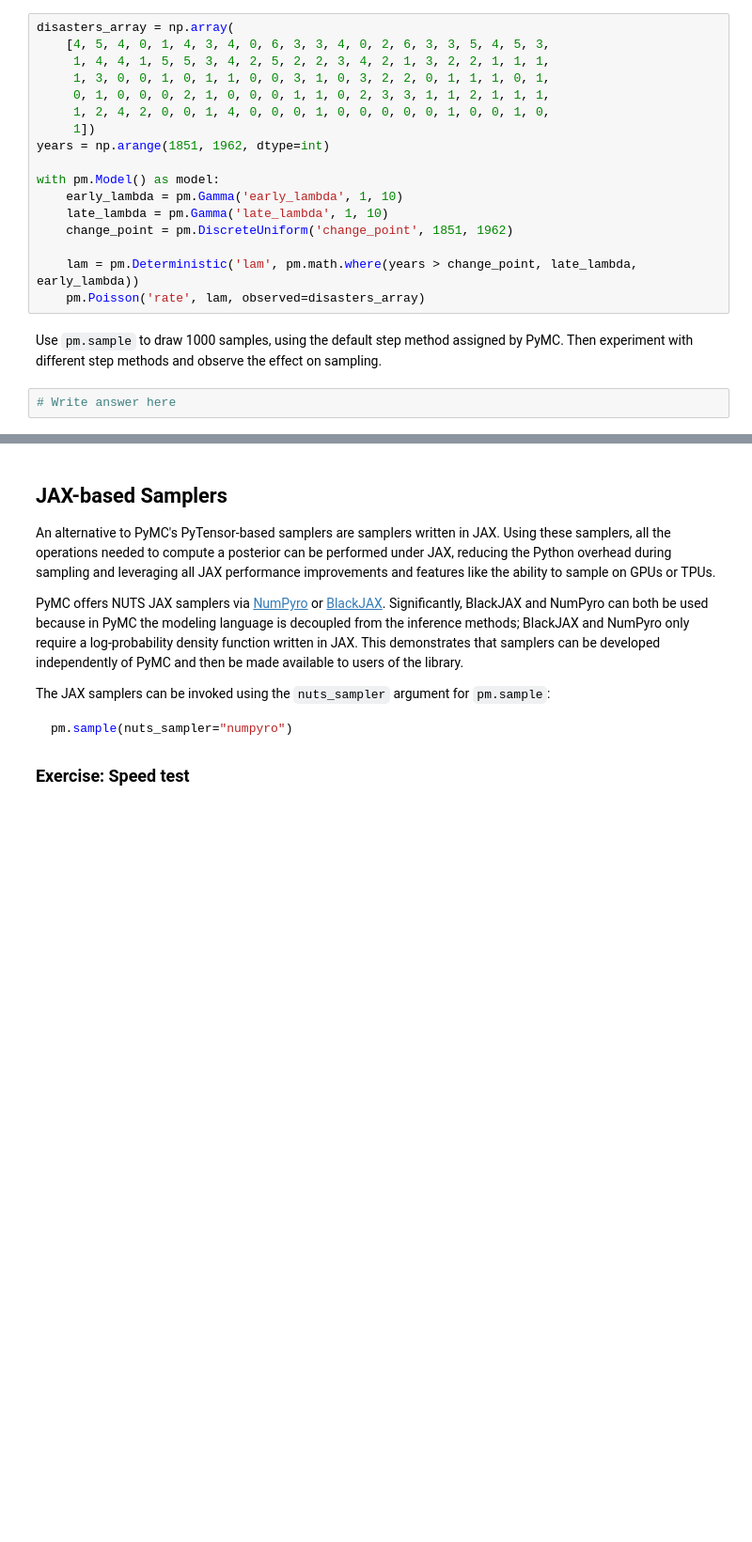
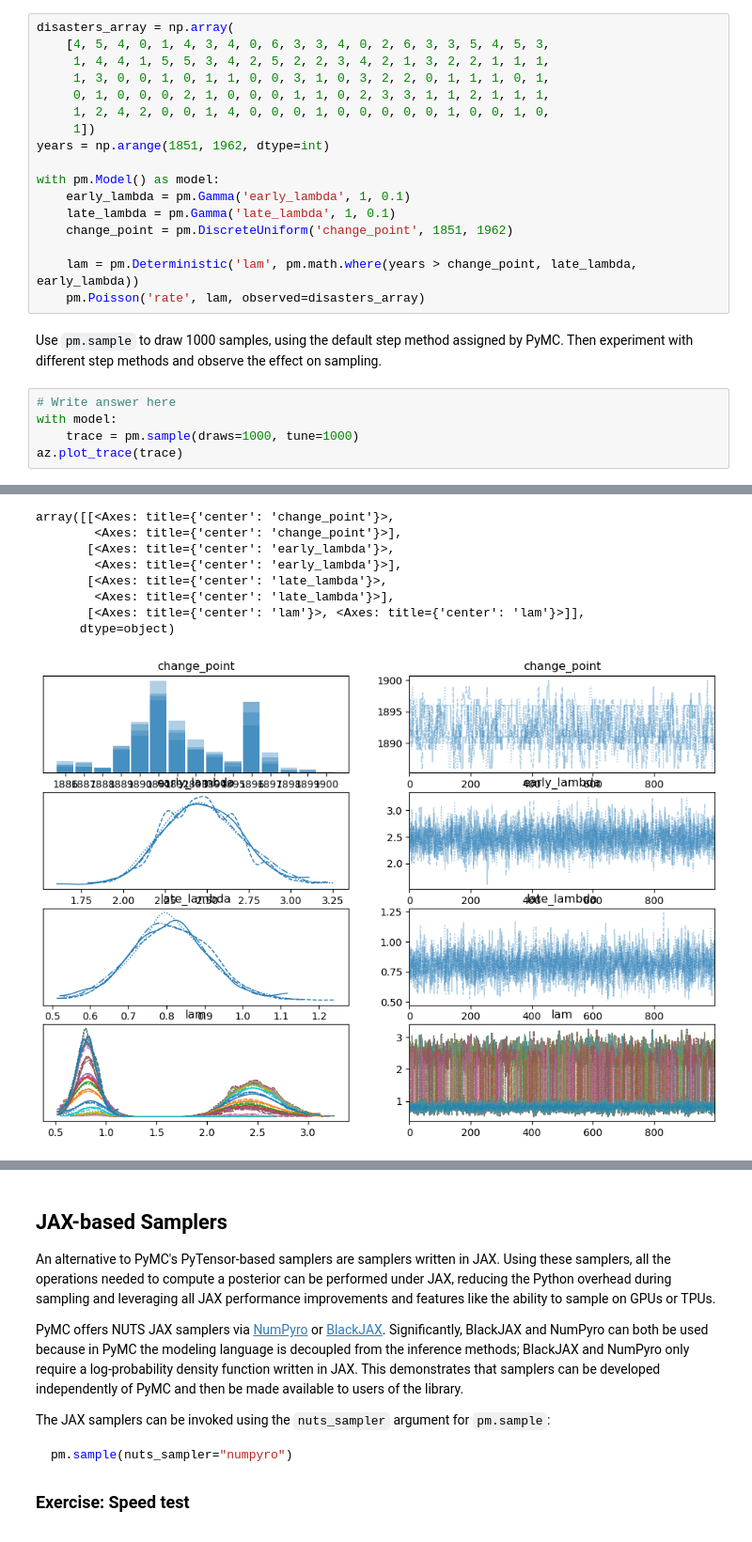
Before and after one commit to matescharnitzky/bayes_course_2023, a Jupyter notebook: notebooks/Section1_4-Model_Building_with_PyMC.ipynb, the cells around one changed output, grey strips where cells are left out. Shown at 94% size. Drawn from its saved outputs; the diff is of its cells as text; blank space fills up the shorter version.

```diff
--- a/notebooks/Section1_4-Model_Building_with_PyMC.ipynb
+++ b/notebooks/Section1_4-Model_Building_with_PyMC.ipynb
@@ -622,13 +622,17 @@ disasters_array = np.array(
 years = np.arange(1851, 1962, dtype=int)
 
 with pm.Model() as model:
-    early_lambda = pm.Gamma('early_lambda', 1, 10)
-    late_lambda = pm.Gamma('late_lambda', 1, 10)
+    early_lambda = pm.Gamma('early_lambda', 1, 0.1)
+    late_lambda = pm.Gamma('late_lambda', 1, 0.1)
     change_point = pm.DiscreteUniform('change_point', 1851, 1962)
 
     lam = pm.Deterministic('lam', pm.math.where(years > change_point, late_lambda, early_lambda))
     pm.Poisson('rate', lam, observed=disasters_array)
 # %% [markdown]
 Use `pm.sample` to draw 1000 samples, using the default step method assigned by PyMC. Then experiment with different step methods and observe the effect on sampling.
-# %%
-# Write answer here
+# %%
+# Write answer here
+with model:
+    trace = pm.sample(draws=1000, tune=1000)
+az.plot_trace(trace)
+# %% [output]
@@ -634,0 +647,9 @@ Use `pm.sample` to draw 1000 samples, using the default step method assigned by
+array([[<Axes: title={'center': 'change_point'}>,
+        <Axes: title={'center': 'change_point'}>],
+       [<Axes: title={'center': 'early_lambda'}>,
+        <Axes: title={'center': 'early_lambda'}>],
+       [<Axes: title={'center': 'late_lambda'}>,
+        <Axes: title={'center': 'late_lambda'}>],
+       [<Axes: title={'center': 'lam'}>, <Axes: title={'center': 'lam'}>]],
+      dtype=object)
+[figure, added]
```
Also changed, not shown: parts of 8 cells of this notebook.
